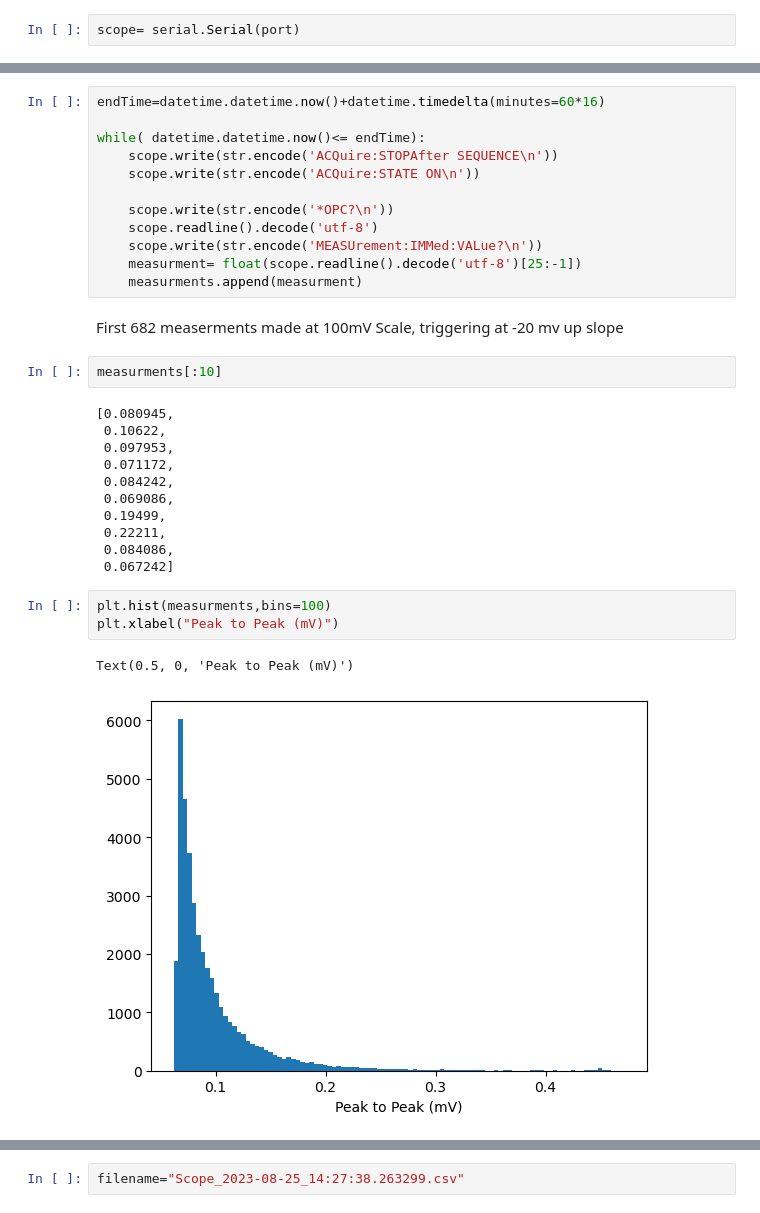
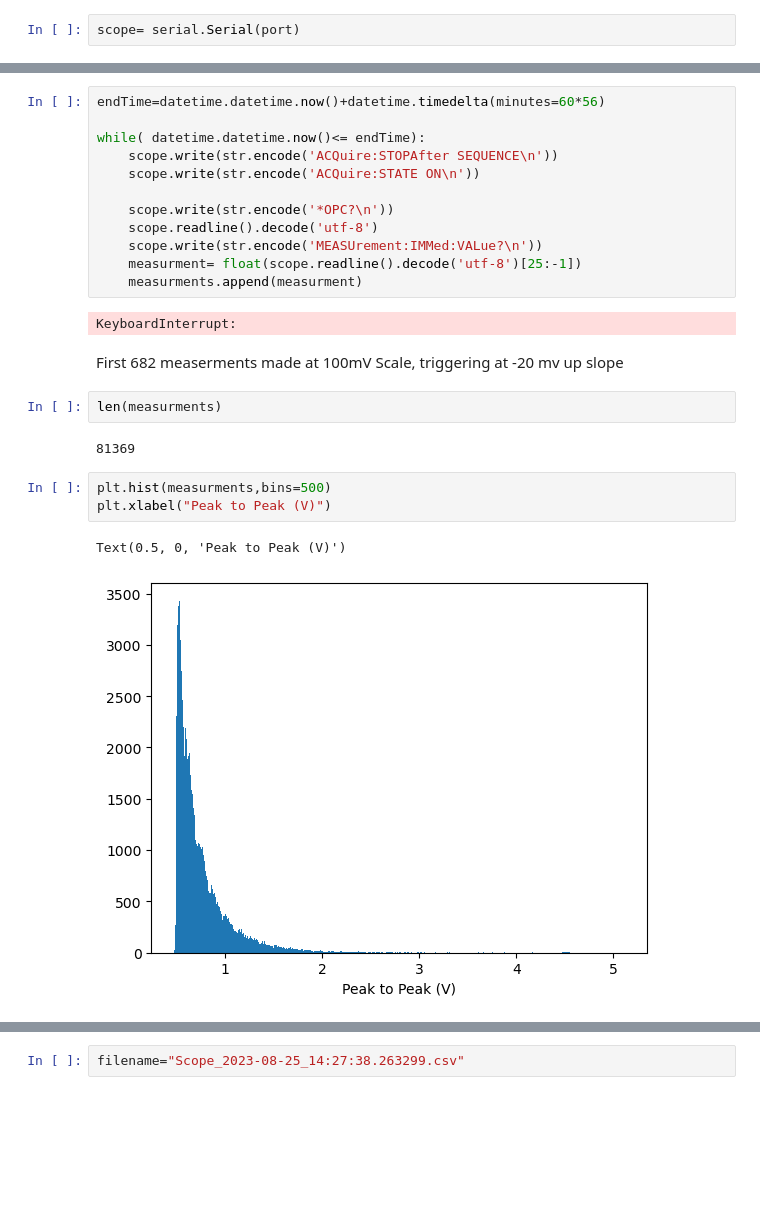
Before and after one commit to CWRU-High-energy-Astrophysics-Lab/Osciliscopetools, a Jupyter notebook: osciliscopereadout/pulsehist.ipynb, the cells around one changed output, grey strips where cells are left out. Drawn from its saved outputs; the diff is of its cells as text; blank space fills up the shorter version.

```diff
--- a/osciliscopereadout/pulsehist.ipynb
+++ b/osciliscopereadout/pulsehist.ipynb
@@ -28,5 +28,5 @@ measurments=[]
 # %%
-endTime=datetime.datetime.now()+datetime.timedelta(minutes=60*16)
+endTime=datetime.datetime.now()+datetime.timedelta(minutes=60*56)
 
 while( datetime.datetime.now()<= endTime):
     scope.write(str.encode('ACQuire:STOPAfter SEQUENCE\n'))
@@ -37,26 +37,19 @@ while( datetime.datetime.now()<= endTime):
     scope.write(str.encode('MEASUrement:IMMed:VALue?\n'))
     measurment= float(scope.readline().decode('utf-8')[25:-1])
     measurments.append(measurment)
+# %% [output]
+KeyboardInterrupt:
-# %% [markdown]
-First 682 measerments made at 100mV Scale, triggering at -20 mv up slope
-# %%
-measurments[:10]
-# %% [output]
-[0.080945,
- 0.10622,
- 0.097953,
- 0.071172,
- 0.084242,
- 0.069086,
- 0.19499,
- 0.22211,
- 0.084086,
- 0.067242]
-# %%
-plt.hist(measurments,bins=100)
-plt.xlabel("Peak to Peak (mV)")
-# %% [output]
-Text(0.5, 0, 'Peak to Peak (mV)')
-[figure, removed]
+# %% [markdown]
+First 682 measerments made at 100mV Scale, triggering at -20 mv up slope
+# %%
+len(measurments)
+# %% [output]
+81369
+# %%
+plt.hist(measurments,bins=500)
+plt.xlabel("Peak to Peak (V)")
+# %% [output]
+Text(0.5, 0, 'Peak to Peak (V)')
+[figure, added]
 # %%
 ## write csv
```
Also changed, not shown: parts of 5 cells of this notebook, 2 other files.
